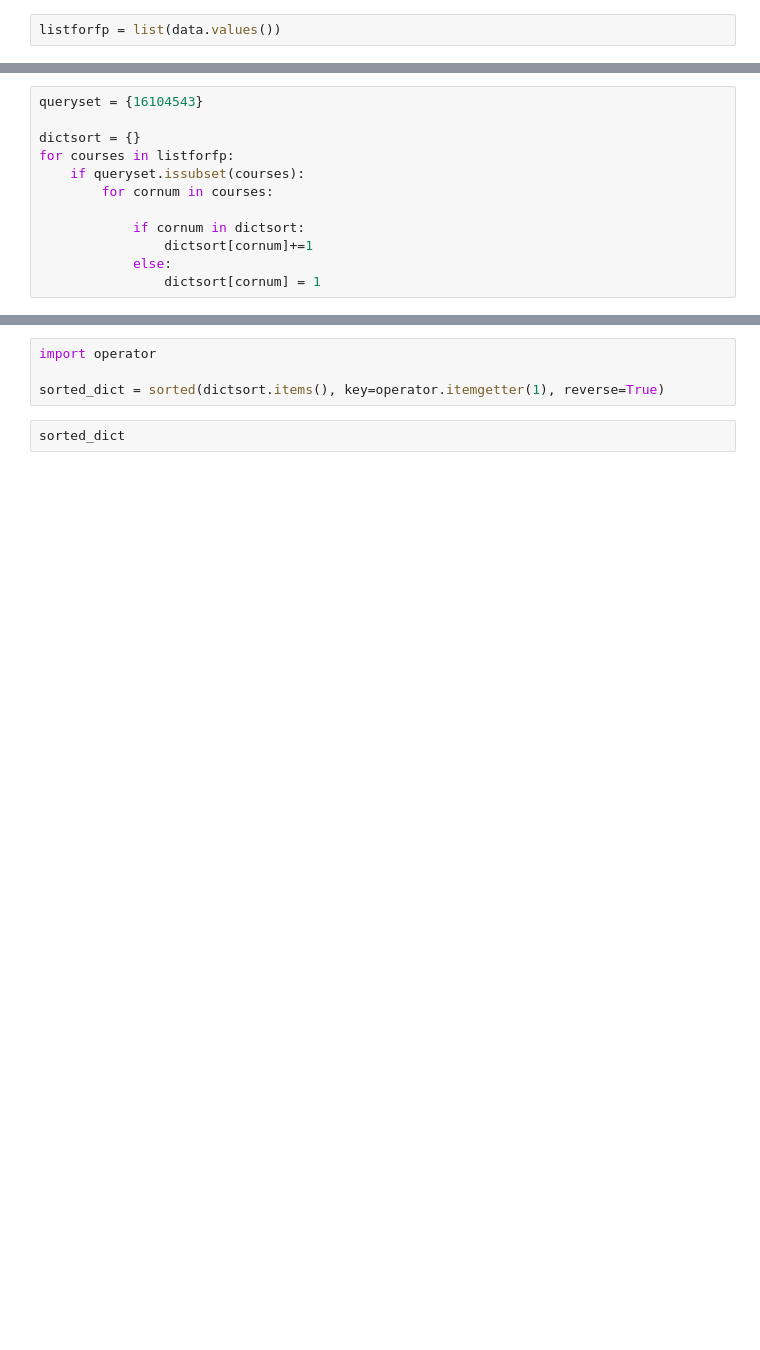
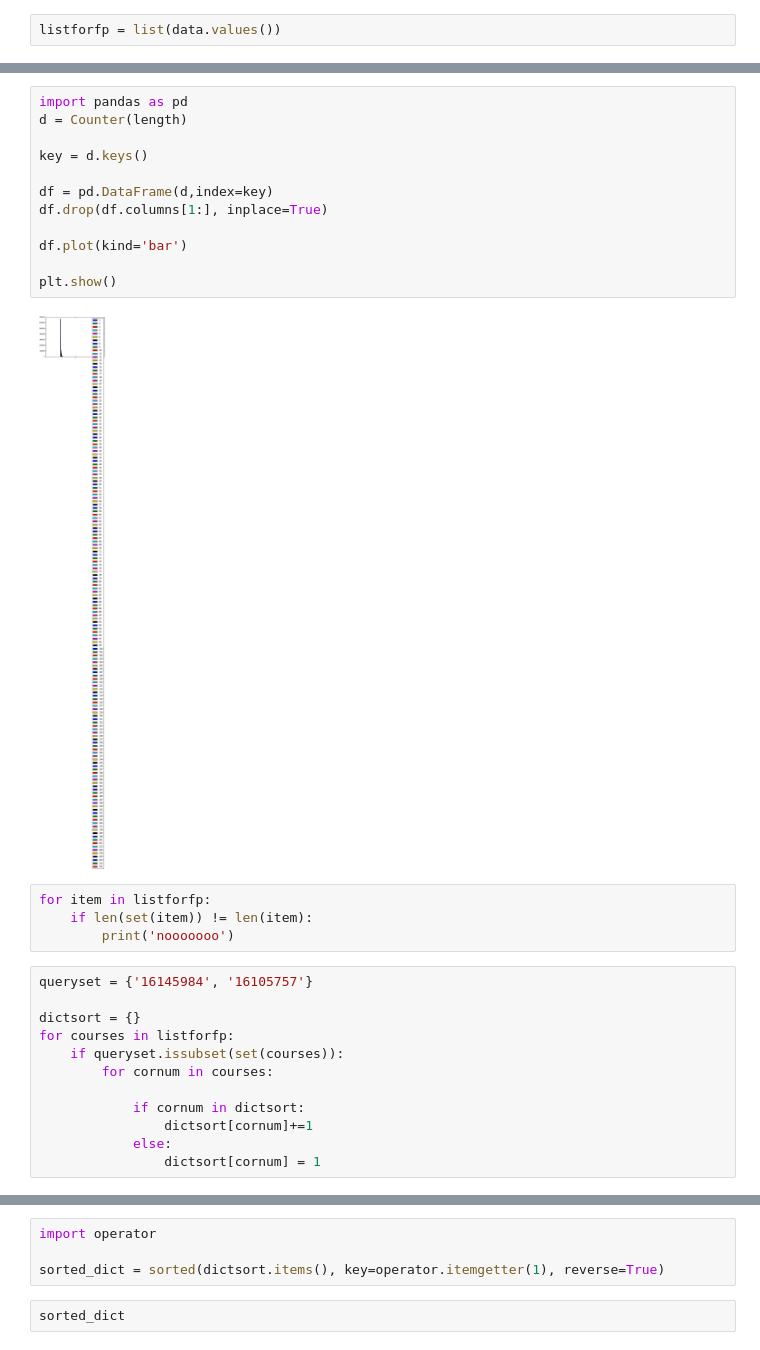
Before and after one commit to Wizna/Lab-visual-frontend, a Jupyter notebook: data visualization/Lab_visual_tryout_ground/fp_word_cloud.ipynb, the cells around one changed output, grey strips where cells are left out. Saved outputs shown, nothing was run; the diff lists cells and outputs as text; blank space fills up the shorter version.

```diff
--- a/data visualization/Lab_visual_tryout_ground/fp_word_cloud.ipynb
+++ b/data visualization/Lab_visual_tryout_ground/fp_word_cloud.ipynb
@@ -626,9 +766,27 @@ listforfp[:200]
+# %%
+import pandas as pd
+d = Counter(length)
+
+key = d.keys()
+
+df = pd.DataFrame(d,index=key)
+df.drop(df.columns[1:], inplace=True)
+
+df.plot(kind='bar')
+
+plt.show()
+# %% [output]
+[figure, added]
+# %%
+for item in listforfp:
+    if len(set(item)) != len(item):
+        print('nooooooo')
 # %%
-queryset = {16104543}
+queryset = {'16145984', '16105757'}
 
 dictsort = {}
 for courses in listforfp:
-    if queryset.issubset(courses):
+    if queryset.issubset(set(courses)):
         for cornum in courses:
 
             if cornum in dictsort:
```
Also changed, not shown: parts of 56 cells of this notebook, 8 other files.
